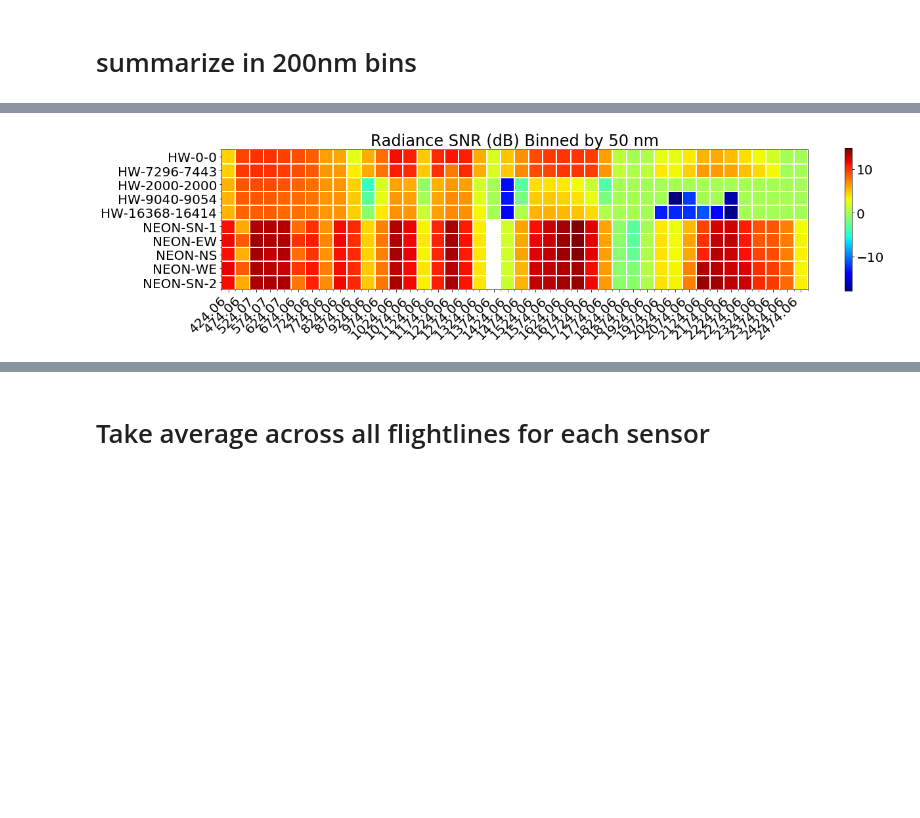
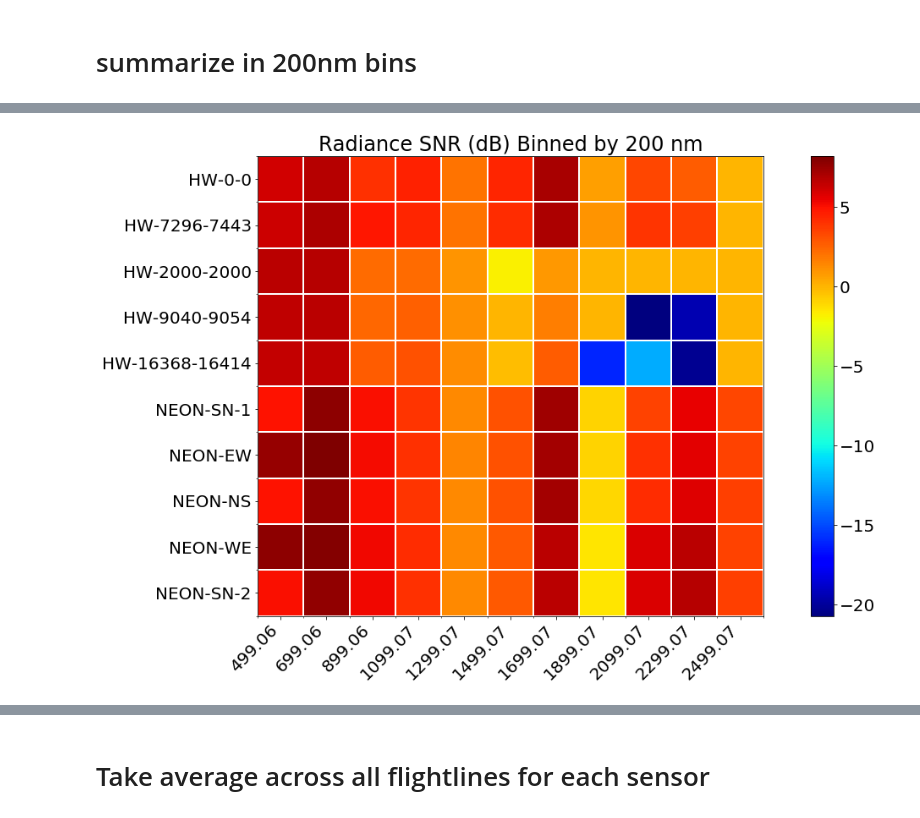
Before and after one commit to earthlab/neon-headwall-data, a Jupyter notebook: notebooks/DASK_RADIANCE_compare_headwall_NEON_all_flight_lines_TABLE_MTN.ipynb, the cells around one changed output, grey strips where cells are left out. Cells and saved outputs as stored; diff of their text form; code cells hidden in the pictures; blank space fills up the shorter version.

```diff
--- a/notebooks/DASK_RADIANCE_compare_headwall_NEON_all_flight_lines_TABLE_MTN.ipynb
+++ b/notebooks/DASK_RADIANCE_compare_headwall_NEON_all_flight_lines_TABLE_MTN.ipynb
@@ -357,6 +357,6 @@ plt.show()
 # %% [output]
 [figure]
 # %%
-bin_res=50
+bin_res=200
 # light_tarp_mean, light_tarp_std = bin_data(full_ex, full_wav, full_neon_ls, neon_wav, bin_res)
 light_tarp_mean, light_tarp_std = bin_data_groups(hw_wav_ls, full_wav, full_neon_ls, neon_wav, bin_res)
@@ -733,24 +748,24 @@ plt.show()
 # %%
 arr_std = np.hstack((np.array(hw_std_ls), np.array(neon_std_ls))) + np.finfo(np.float32).eps
 arr_mean = np.hstack((np.array(hw_mean_ls), np.array(neon_mean_ls))) + np.finfo(np.float32).eps
-arr_snr = 10*np.log10(arr_mean / arr_std)
+arr_snr = 10*np.log10(arr_mean / arr_std) #dB
 
-fig, ax1 = plt.subplots(figsize=(20,4))
+fig, ax1 = plt.subplots(figsize=(20,10))
 a = ax1.imshow(arr_snr.T, alpha=1.0, cmap='jet')
 ax1.set_yticks(np.arange(0, arr_std.shape[1], 1));
 ax1.set_xticks(np.arange(0, arr_std.shape[0], 1));
 
 # Minor ticks
 ax1.set_yticks(np.arange(-.5, arr_std.shape[1], 1), minor=True);
 ax1.set_xticks(np.arange(-.5, arr_std.shape[0], 1), minor=True);
 
 # Gridlines based on minor ticks
 ax1.grid(which='minor', color='w', linestyle='-', linewidth=2)
 
 ax1.set_xticklabels([round(b[1],2) for b in band_ranges], rotation=45, ha='right')
 ax1.set_yticklabels(hw_lbl + fl_dir, rotation=0)
 plt.colorbar(a)
 plt.title('Radiance SNR (dB) Binned by {} nm'.format(res))
 plt.show()
 # %% [output]
-[figure, old version]
+[figure, new version]
```
Also changed, not shown: parts of 24 cells of this notebook.
